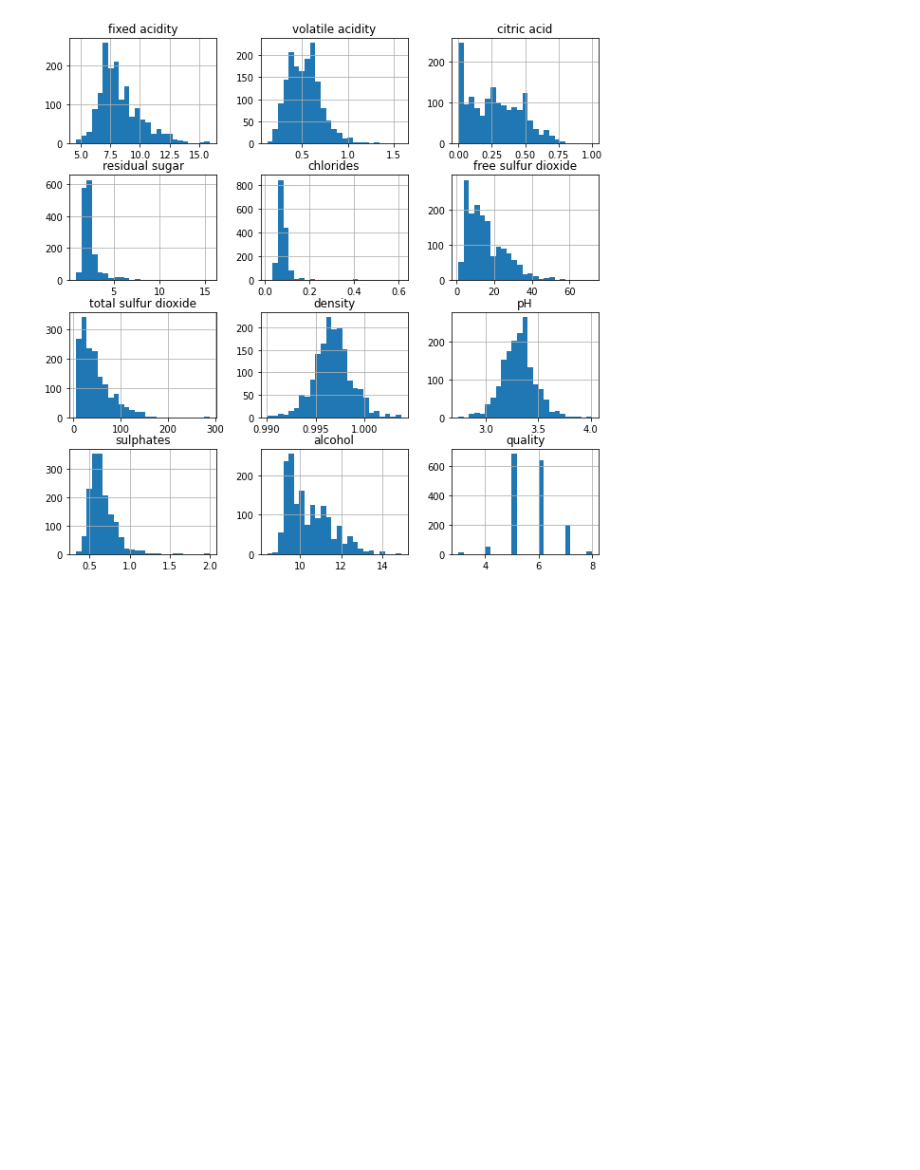
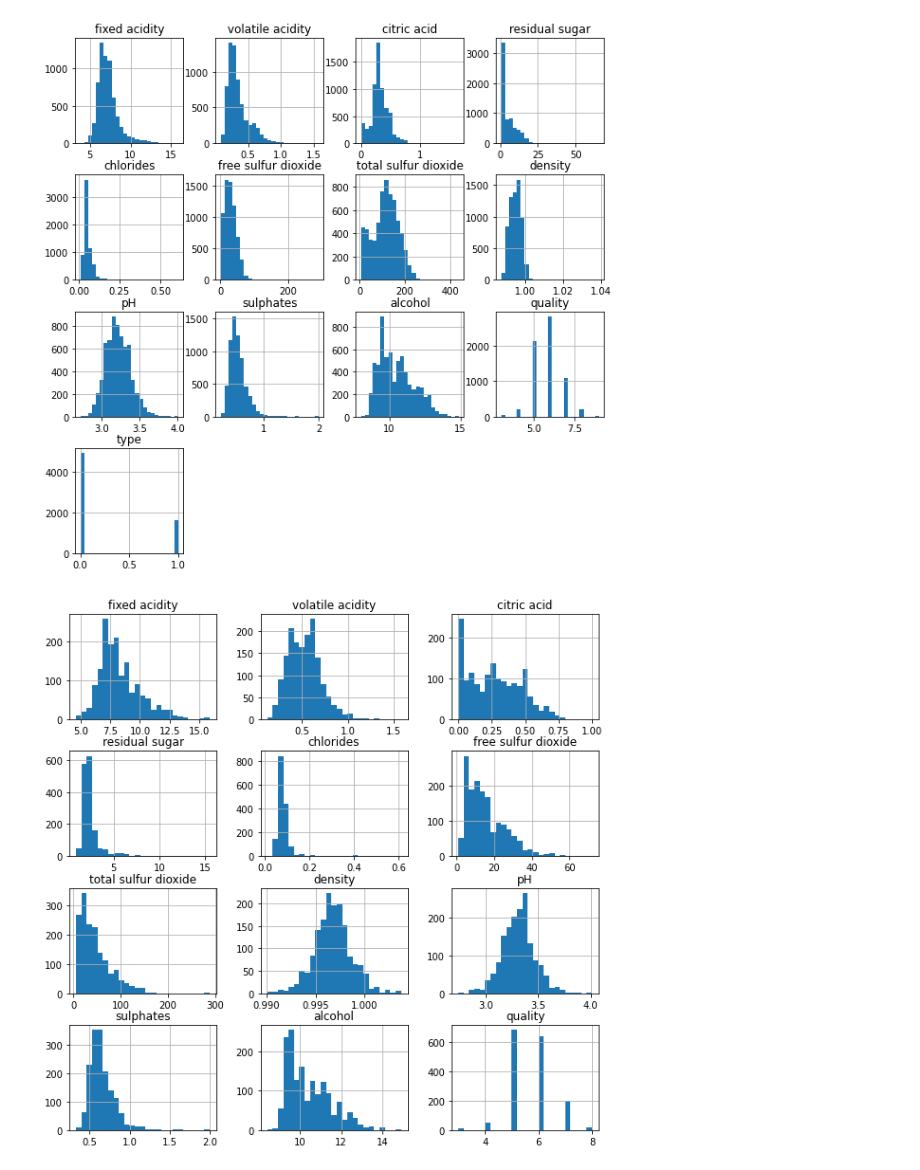
Before and after one commit to hakanjian/MLHW1, a Jupyter notebook: wineRegression.ipynb, the cells around one changed output. Saved outputs shown, nothing was run; the diff lists cells and outputs as text; code cells hidden in the pictures; blank space fills up the shorter version.

```diff
--- a/wineRegression.ipynb
+++ b/wineRegression.ipynb
@@ -32,3 +61,8 @@ white.describe()
+# %%
+redAndWhite.hist(bins=25,figsize=(10,10))
+plt.show()
+# %% [output]
+[figure, added]
 # %%
 red.hist(bins=25,figsize=(10,10))
 plt.show()
```
Also changed, not shown: parts of 12 cells of this notebook.
